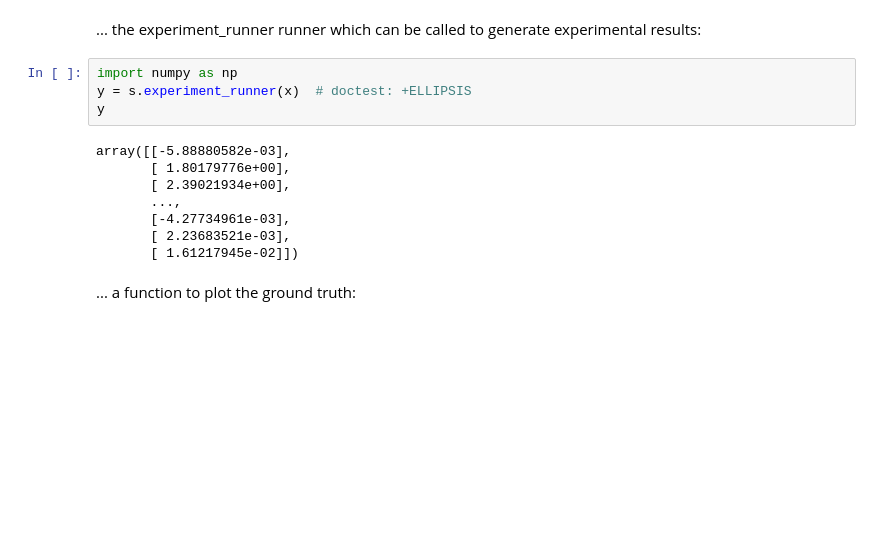
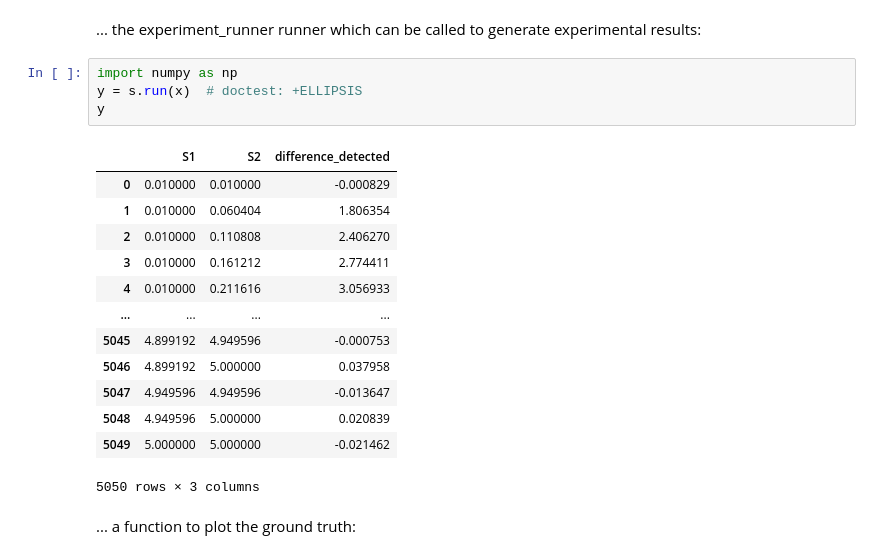
Before and after one commit to AutoResearch/autora-synthetic, a Jupyter notebook: docs/Example.ipynb, the cells around one changed output. Drawn from its saved outputs; the diff is of its cells as text; blank space fills up the shorter version.

```diff
--- a/docs/Example.ipynb
+++ b/docs/Example.ipynb
@@ -87,16 +103,22 @@ array([[0.01      , 0.01      ],
 ... the experiment_runner runner which can be called to generate experimental results:
 # %%
 import numpy as np
-y = s.experiment_runner(x)  # doctest: +ELLIPSIS
+y = s.run(x)  # doctest: +ELLIPSIS
 y
 # %% [output]
+|  | S1 | S2 | difference_detected |
+| 0 | 0.010000 | 0.010000 | -0.000829 |
+| 1 | 0.010000 | 0.060404 | 1.806354 |
+| 2 | 0.010000 | 0.110808 | 2.406270 |
+| 3 | 0.010000 | 0.161212 | 2.774411 |
+| 4 | 0.010000 | 0.211616 | 3.056933 |
+| ... | ... | ... | ... |
+| 5045 | 4.899192 | 4.949596 | -0.000753 |
+| 5046 | 4.899192 | 5.000000 | 0.037958 |
+| 5047 | 4.949596 | 4.949596 | -0.013647 |
+| 5048 | 4.949596 | 5.000000 | 0.020839 |
+| 5049 | 5.000000 | 5.000000 | -0.021462 |
-array([[-5.88880582e-03],
-       [ 1.80179776e+00],
-       [ 2.39021934e+00],
-       ...,
-       [-4.27734961e-03],
-       [ 2.23683521e-03],
-       [ 1.61217945e-02]])
+5050 rows × 3 columns
 # %% [markdown]
 ... a function to plot the ground truth:
 # %%
```
Also changed, not shown: parts of 4 cells of this notebook, 6 other files.
